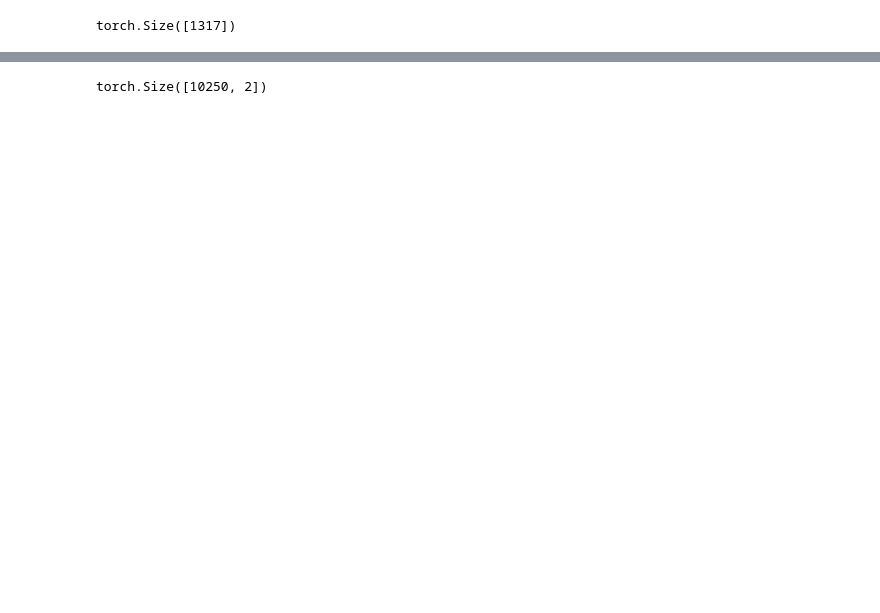
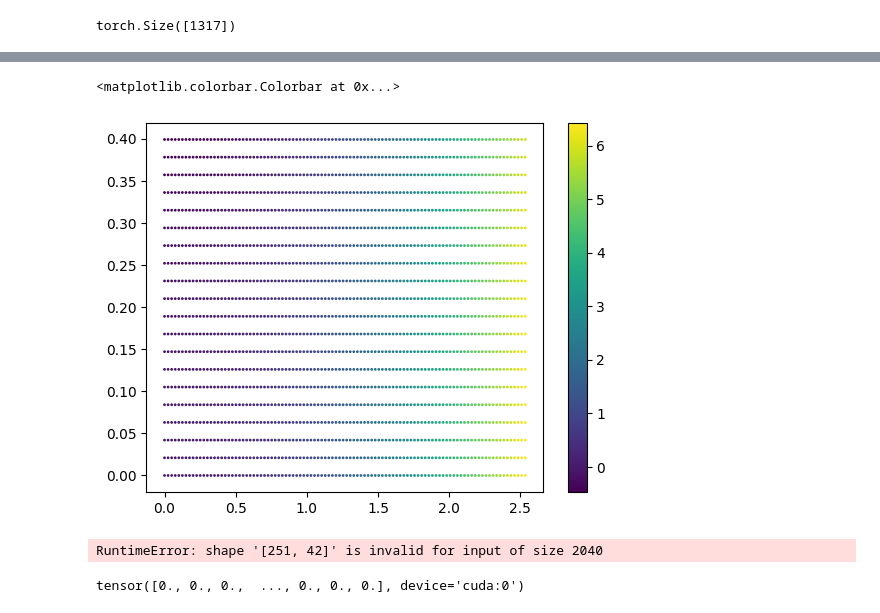
Before and after one commit to ashiq24/CoDA-NO, a Jupyter notebook: intial_model_testing.ipynb, the cells around one changed output, grey strips where cells are left out. Cells and saved outputs as stored; diff of their text form; code cells hidden in the pictures; blank space fills up the shorter version.

```diff
--- a/intial_model_testing.ipynb
+++ b/intial_model_testing.ipynb
@@ -20,7 +23,7 @@ print(np.max(mesh[0,:]), np.max(mesh[1,:]))
 # %% [output]
 2.5 0.41
 # %%
-idx_x = torch.arange(0,2.5, 0.01)
-idx_y = torch.arange(0,.41, 0.01)
+idx_x = torch.arange(0,2.51+(2.51/100), 2.51/100)
+idx_y = torch.arange(0,.42, 0.42/20)
 x, y  = torch.meshgrid(idx_x, idx_y, indexing='ij')
 # %%
@@ -80,4 +83,14 @@ torch.Size([10250, 1])
+# %%
+plt.scatter(simple_mesh[0,:].cpu(), simple_mesh[1:].cpu(),c=simple_mesh[0,:].cpu()**2 - 3*simple_mesh[1:].cpu()**2 , cmap='viridis', s=1.0)
+plt.colorbar()
+# %% [output]
+<matplotlib.colorbar.Colorbar at 0x...>
+[figure, added]
+# %%
+f_r = f_x.reshape(251,42)
+print(f_r.shape)
+plt.imshow(f_r.cpu())
+# %% [output]
+RuntimeError: shape '[251, 42]' is invalid for input of size 2040
 # %%
 torch.transpose(simple_mesh,0, 1).shape
-# %% [output]
-torch.Size([10250, 2])
@@ -83,0 +104,4 @@ torch.Size([10250, 2])
+# %%
+mask[:,1]
+# %% [output]
+tensor([0., 0., 0.,  ..., 0., 0., 0.], device='cuda:0')
```
Also changed, not shown: parts of 36 cells of this notebook, 2 other files.
